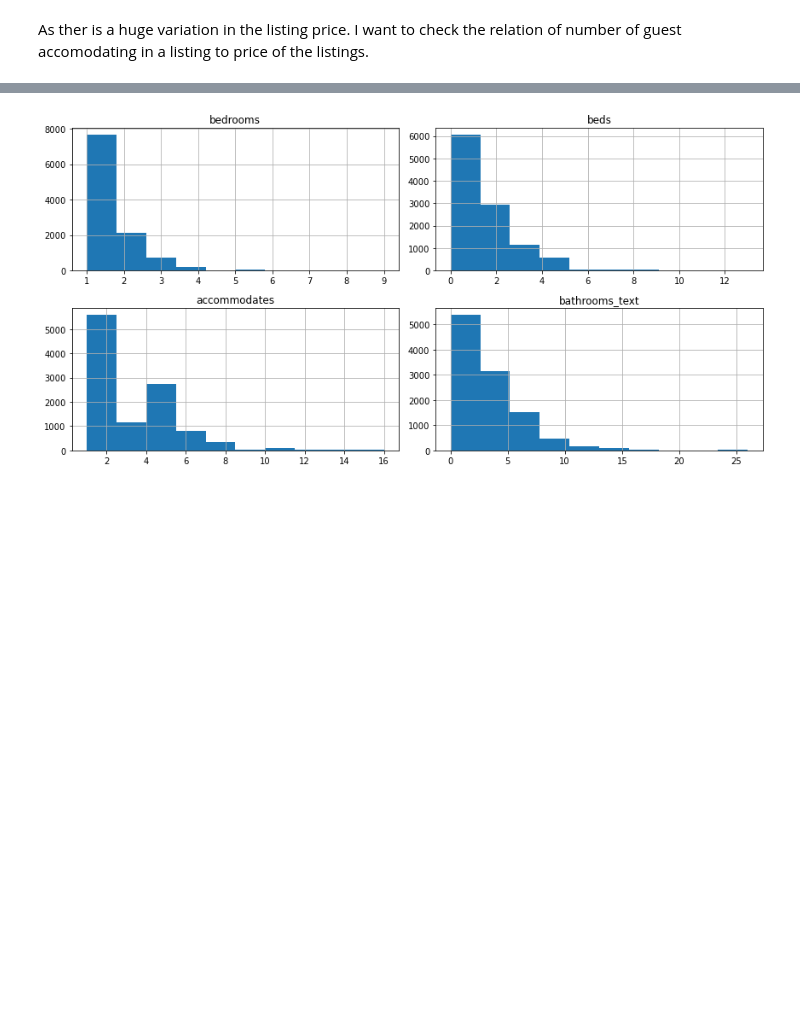
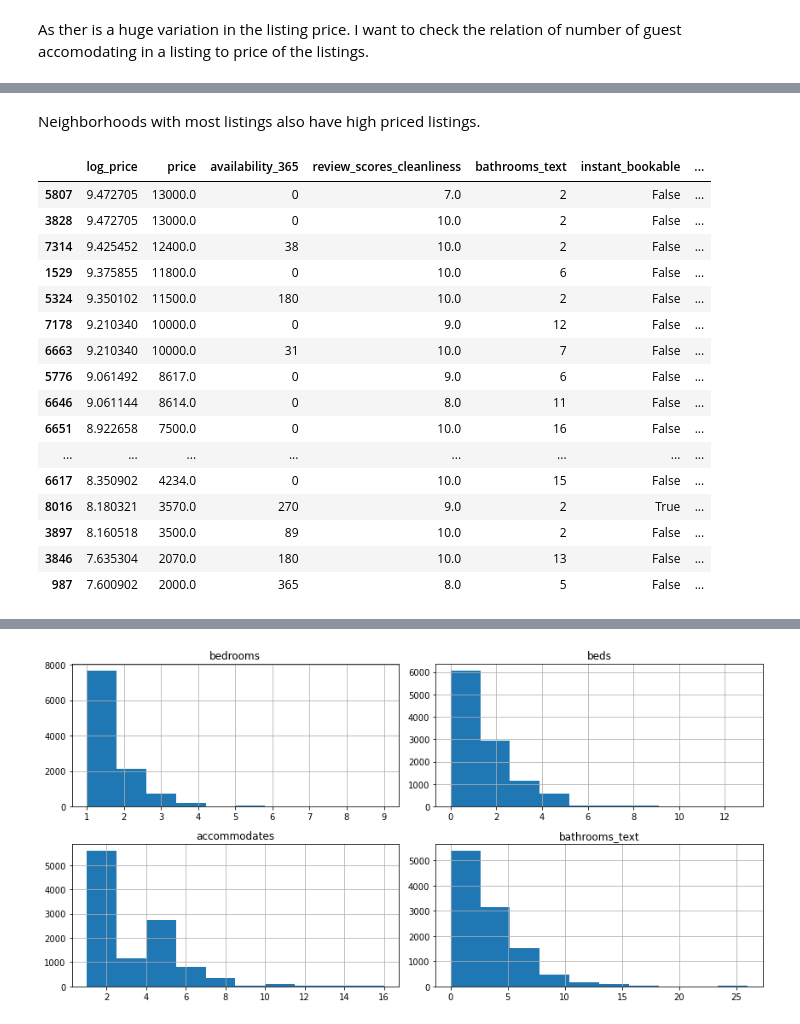
Before and after one commit to GKPSingh/Toronto-Airbnb, a Jupyter notebook: Airbnb_EDA.ipynb, the cells around one changed output, grey strips where cells are left out. Cells and saved outputs as stored; diff of their text form; code cells hidden in the pictures; blank space fills up the shorter version.

```diff
--- a/Airbnb_EDA.ipynb
+++ b/Airbnb_EDA.ipynb
@@ -117,0 +172,23 @@ As ther is a huge variation in the listing price. I want to check the relation o
+# %% [markdown]
+Neighborhoods with most listings also have high priced listings.
+# %%
+# Sorting by price in descending order
+df.sort_values(by = 'price', ascending = False).head(20)
+# %% [output]
+|  | log_price | price | availability_365 | review_scores_cleanliness | bathrooms_text | instant_bookable | ... |
+| 5807 | 9.472705 | 13000.0 | 0 | 7.0 | 2 | False | ... |
+| 3828 | 9.472705 | 13000.0 | 0 | 10.0 | 2 | False | ... |
+| 7314 | 9.425452 | 12400.0 | 38 | 10.0 | 2 | False | ... |
+| 1529 | 9.375855 | 11800.0 | 0 | 10.0 | 6 | False | ... |
+| 5324 | 9.350102 | 11500.0 | 180 | 10.0 | 2 | False | ... |
+| 7178 | 9.210340 | 10000.0 | 0 | 9.0 | 12 | False | ... |
+| 6663 | 9.210340 | 10000.0 | 31 | 10.0 | 7 | False | ... |
+| 5776 | 9.061492 | 8617.0 | 0 | 9.0 | 6 | False | ... |
+| 6646 | 9.061144 | 8614.0 | 0 | 8.0 | 11 | False | ... |
+| 6651 | 8.922658 | 7500.0 | 0 | 10.0 | 16 | False | ... |
+| ... | ... | ... | ... | ... | ... | ... | ... |
+| 6617 | 8.350902 | 4234.0 | 0 | 10.0 | 15 | False | ... |
+| 8016 | 8.180321 | 3570.0 | 270 | 9.0 | 2 | True | ... |
+| 3897 | 8.160518 | 3500.0 | 89 | 10.0 | 2 | False | ... |
+| 3846 | 7.635304 | 2070.0 | 180 | 10.0 | 13 | False | ... |
+| 987 | 7.600902 | 2000.0 | 365 | 8.0 | 5 | False | ... |
```
Also changed, not shown: parts of 27 cells of this notebook.
